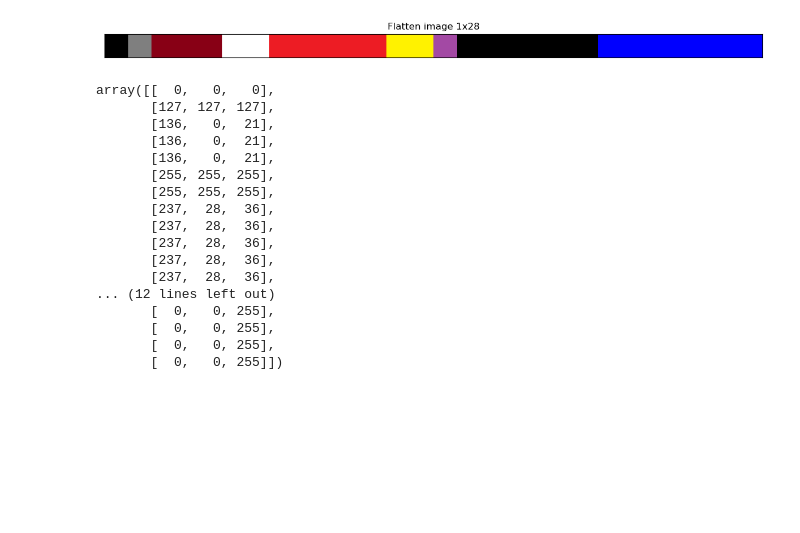
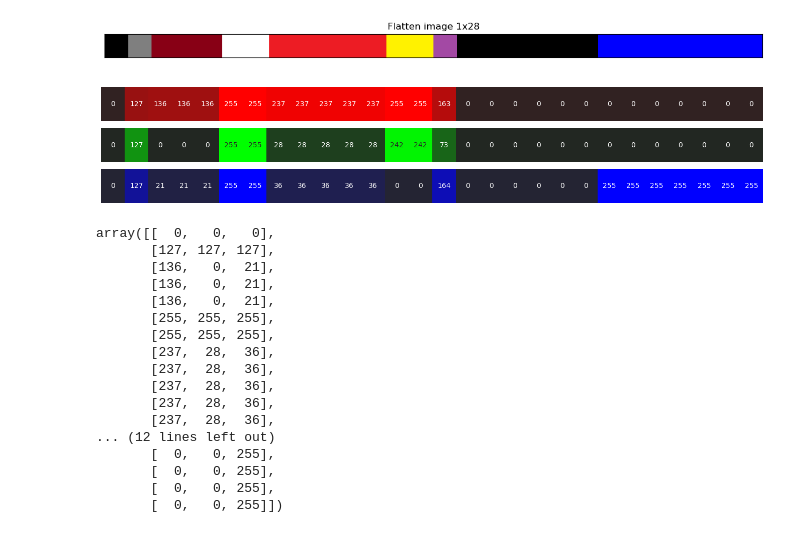
Before and after one commit to adusachev/QOI-image-compression, a Jupyter notebook: experiments.ipynb, the cells around one changed output. Saved outputs shown, nothing was run; the diff lists cells and outputs as text; code cells hidden in the pictures; blank space fills up the shorter version.

```diff
--- a/experiments.ipynb
+++ b/experiments.ipynb
@@ -902,6 +902,22 @@ _, R, G, B = read_png('./png_images/28_pixels.png', True, True)
 # %% [output]
 [figure]
 [figure]
+# %%
+plt.figure(figsize=(17, 3))
+
+indexes_start = 0
+indexes_end = len(R)
+
+plt.subplot(3, 1, 1)
+heat_channel(R[indexes_start:indexes_end], 'R')
+
+plt.subplot(3, 1, 2)
+heat_channel(G[indexes_start:indexes_end], 'G')
+
+plt.subplot(3, 1, 3)
+heat_channel(B[indexes_start:indexes_end], 'B')
+# %% [output]
+[figure, added]
 # %%
 img_flat = np.vstack((R, G, B)).T
 img_flat
```
Also changed, not shown: parts of 1 cell of this notebook, 5 other files.
